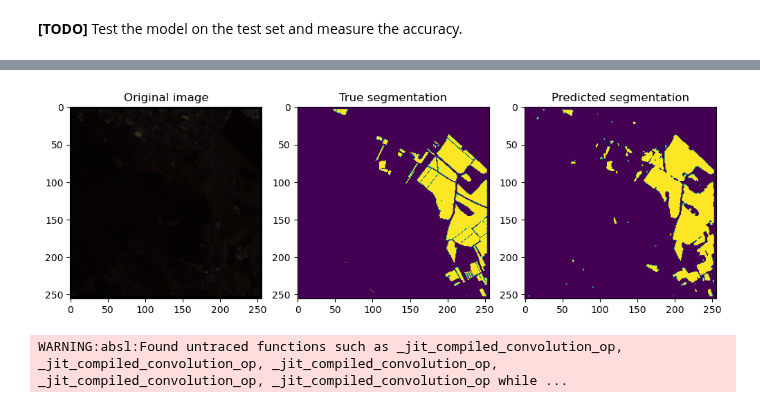
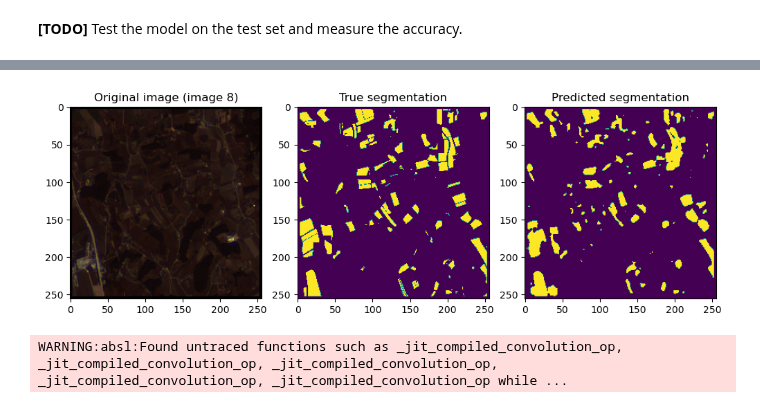
Before and after one commit to steurendo/SLNN, a Jupyter notebook: NN/Lab3/Lab3.ipynb, the cells around one changed output, grey strips where cells are left out. Saved outputs shown, nothing was run; the diff lists cells and outputs as text; code cells hidden in the pictures.

```diff
--- a/NN/Lab3/Lab3.ipynb
+++ b/NN/Lab3/Lab3.ipynb
@@ -82,10 +80,7 @@ model.compile(optimizer=tf.keras.optimizers.Adam(0.001), loss='sparse_categorica
 # %%
 # Training
-batch_size = 1
+batch_size = 2
 dataset = tf.data.Dataset.from_tensor_slices((X_train, Y_train))
 dataset = dataset.batch(batch_size)
 dataset_test = tf.data.Dataset.from_tensor_slices((X_test, Y_test))
 dataset_test = dataset_test.batch(batch_size)
-# %%
-# model.fit(X_train, Y_train, batch_size=batch_size, epochs=100, validation_data=(X_test, Y_test), callbacks=[callback])
-model.fit(dataset, epochs=5, validation_data=dataset_test)
@@ -103,0 +87,2 @@ Epoch 5/5
+# %%
+model.fit(dataset, epochs=40, validation_data=dataset_test)
@@ -103,0 +108,3 @@ Epoch 5/5
+# %%
+# Additional trainings (8)
+model.fit(dataset, epochs=1, validation_data=dataset_test)
@@ -119,20 +129,21 @@ print(np.unique(test_pred, return_counts=True))
 # %%
 # Comparing the results
-img_index = 1
+img_index = 7
+img = X[img_index + 40, :, :, 2::-1]
 plt.figure(figsize=(10, 4))
 plt.subplot(1, 3, 1)
-plt.title('Original image')
-plt.imshow(X_test[img_index, :, :, 2::-1])
+plt.title(f'Original image (image {img_index + 1})')
+plt.imshow(img / np.max(img))
 plt.subplot(1, 3, 2)
 plt.title('True segmentation')
 plt.imshow(Y_test[img_index, :, :])
 plt.subplot(1, 3, 3)
 plt.title('Predicted segmentation')
 plt.imshow(test_pred[img_index, :, :])
 plt.tight_layout()
 plt.show()
 # %% [output]
-[figure, old version]
+[figure, new version]
 # %%
 # Saving the model
 model.save('./models/cultivated_recognition')
```
Also changed, not shown: parts of 17 cells of this notebook, 1 other file.
